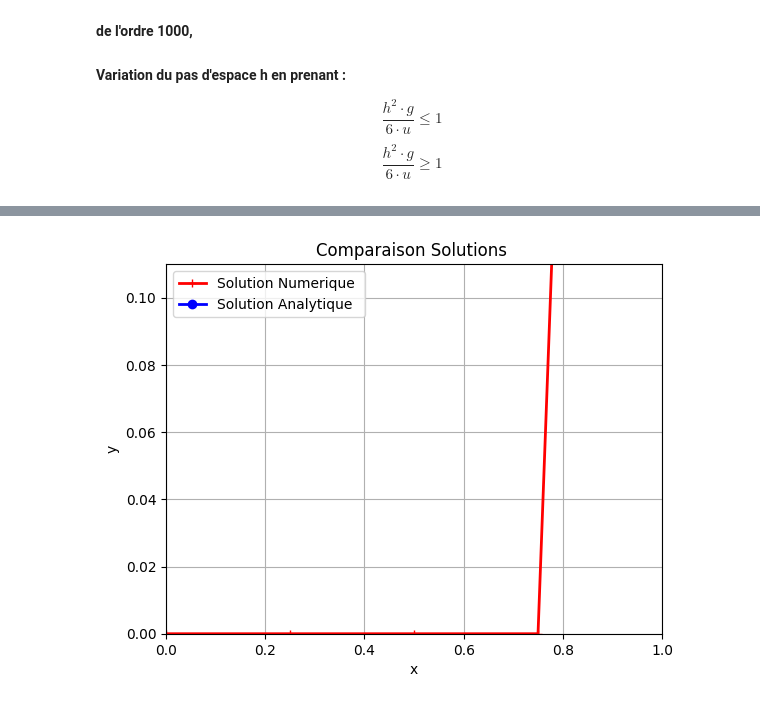
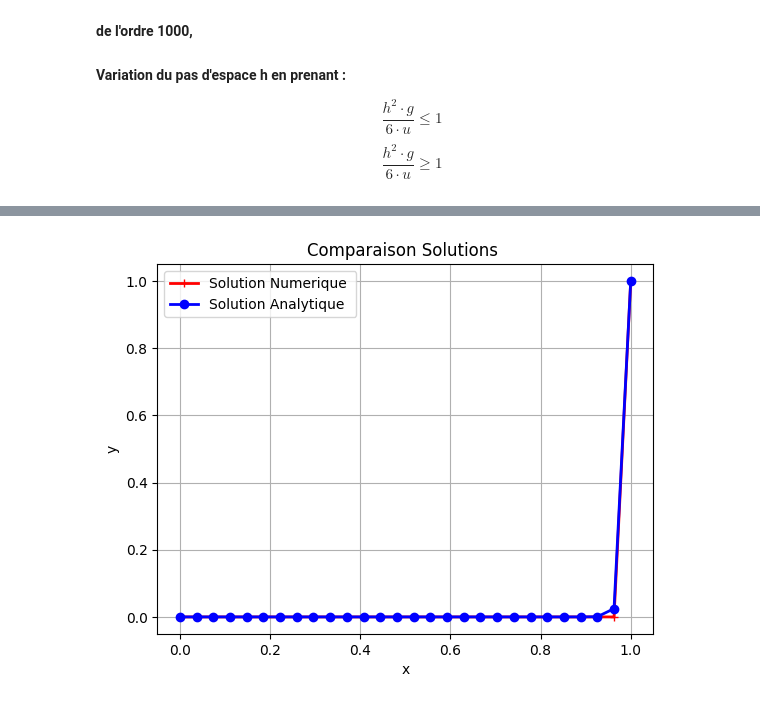
Before and after one commit to Ousoka/Application1_Analyse_Numerique, a Jupyter notebook: Projet_Application1.ipynb, the cells around one changed output, grey strips where cells are left out. Cells and saved outputs as stored; diff of their text form; code cells hidden in the pictures.

```diff
--- a/Projet_Application1.ipynb
+++ b/Projet_Application1.ipynb
@@ -393,23 +166,18 @@ NX = 10 # nbre de noeuds
 x = np.linspace (0.0 ,1 , NX )
 h = dx = 1/( NX -1) # Pas d'espace
 gamma = g = 1
-mu = u = 0.0001
+mu = u = 0.01
 alpha = 0
 beta = 1
-# gamma / 6 * mu = 998 >> 1
+# gamma / 6 * mu = 16.666666666666668  >> 1
 # #####################FONCTIONS##################
-# Fonction linéaire : une source qui varie linéairement avec x.
 def func1(x):
     return 0
 f = np.vectorize ( func1 )
 # DEFINITION DE LA SOLUTION EXACTE
 def func2 ( x ):
     return (
-        -np.exp(np.sqrt(g**2 + 8*u)/(2*u))*
-        np.exp(x*(g - np.sqrt(g**2 + 8*u))/(2*u))/(np.exp(g/(2*u))*
-        np.exp(np.sqrt(g**2 + 8*u)/u) - np.exp(g/(2*u))) +
-        np.exp(np.sqrt(g**2 + 8*u)/(2*u))*np.exp(x*(g + np.sqrt(g**2 + 8*u))/(2*u))/(np.exp(g/(2*u))*
-        np.exp(np.sqrt(g**2 + 8*u)/u) - np.exp(g/(2*u)))
+        np.exp(g*x/u)/(np.exp(g/u) - 1) - 1/(np.exp(g/u) - 1)
     )
 #%% Calcul de la Solution Discrete
 def U_discret (x , NX , dx , f ):
@@ -445,8 +213,8 @@ fig , ax = plt.subplots (1)
 ax.plot (x , U , 'r-+', lw =2 , label ='Solution Numerique ')
 ax.plot (x , Uexact ,'b-o', lw =2 , label ='Solution Analytique ')
 ax.set_xlabel ('x') ; ax.set_ylabel ('y')
-ax.set_xlim ([0 , 1])
-ax.set_ylim ([0 , 0.11])
+# ax.set_xlim ([0 , 1])
+# ax.set_ylim ([0 , 0.11])
 ax.set_title ('Comparaison Solutions ')
 ax.legend (); ax.grid ()
 # %% [output]
@@ -460,0 +227,11 @@ $$ \frac{h^2 \cdot g}{6 \cdot u} \geq 1 $$
+# %%
+#################################" h²g / 6u <= 1 "##############################
+import math
+g = 10
+u = 0.01
+h = math.sqrt(6 * u / g)
+print("h =", h) # h = 0.2449489742783178
+h = dx = 1/( NX -1) # Pas d'espace
+NX = (1 / h) + 1
+print("NX = ", NX)
+print("((h**2) * g) /(6*u) = ", ((h**2) * g) /(6*u), " <= 1") # ((h**2) * g) /(6*u) = 0.08503401360544217 <= 1
@@ -461,10 +300,10 @@ $$ \frac{h^2 \cdot g}{6 \cdot u} \geq 1 $$
 # %%
 #####################CONSTANTES##################
-NX = 2 # nbre de noeuds
+NX = 28 # nbre de noeuds
 x = np.linspace (0.0 ,1 , NX )
 h = dx = 1/( NX -1) # Pas d'espace
 gamma = g = 1
-mu = u = 0.00001
+mu = u = 0.01
 alpha = 0
 beta = 1
 # gamma / 6 * mu = 600 >> 1
@@ -475,12 +314,8 @@ def func1(x):
 f = np.vectorize ( func1 )
 # DEFINITION DE LA SOLUTION EXACTE
 def func2 ( x ):
-    return (
-        -np.exp(np.sqrt(g**2 + 8*u)/(2*u))*
-        np.exp(x*(g - np.sqrt(g**2 + 8*u))/(2*u))/(np.exp(g/(2*u))*
-        np.exp(np.sqrt(g**2 + 8*u)/u) - np.exp(g/(2*u))) +
-        np.exp(np.sqrt(g**2 + 8*u)/(2*u))*np.exp(x*(g + np.sqrt(g**2 + 8*u))/(2*u))/(np.exp(g/(2*u))*
-        np.exp(np.sqrt(g**2 + 8*u)/u) - np.exp(g/(2*u)))
+    return (        np.exp(g*x/u)/(np.exp(g/u) - 1) - 1/(np.exp(g/u) - 1)
+
     )
 #%% Calcul de la Solution Discrete
 def U_discret (x , NX , dx , f ):
@@ -492,33 +327,33 @@ def U_discret (x , NX , dx , f ):
 # Calcul de F = 1/h² * f(x)
     F = ( dx**2)* f ( x )
     # F[f1 + alpha/h², ... , f(N-1) + beta/h²]
     #  or alpha = 0 , beta = 1 et N = 10
     #  donc F[f1, ... , f9 + 1/h²]
     # H = (NX-1) + 1/( dx**2) = 9
     F[0] = f(x[0]) + alpha / h**2
     F[-1] = f(x[-1]) + beta / h**2
     F = F [1: (NX-1)]
 # Calcul de la matrice A
     val_diags = [ - np.ones ( NX-2) ,2* np.ones ( NX -2) , - np.ones ( NX -2)]
     positions = np.array ([ -1 ,0 ,1])
     A = sp.dia_matrix ( ( val_diags , positions ) , shape =( NX -2 , NX -2))
     ########################## "format CSC" ##############################
     # A = csc_matrix(A)
     A = csr_matrix(A)
 # Résolution de AU = F
     Uint = spsolve(A , F )
     U [1: NX-1] = Uint
     return (U)
 #%% # AFFICHAGE DES SOLUTIONS DISCRETES ET EXACTES COMPAREES
 U = U_discret (x , NX , dx , f )
 Uexact = Uex ( x )
 fig , ax = plt.subplots (1)
 ax.plot (x , U , 'r-+', lw =2 , label ='Solution Numerique ')
 ax.plot (x , Uexact ,'b-o', lw =2 , label ='Solution Analytique ')
 ax.set_xlabel ('x') ; ax.set_ylabel ('y')
-ax.set_xlim ([0 , 1])
-ax.set_ylim ([0 , 0.11])
+# ax.set_xlim ([0 , 1])
+# ax.set_ylim ([0 , 0.11])
 ax.set_title ('Comparaison Solutions ')
 ax.legend (); ax.grid ()
 # %% [output]
-[figure, old version]
+[figure, new version]
```
Also changed, not shown: parts of 24 cells of this notebook.
